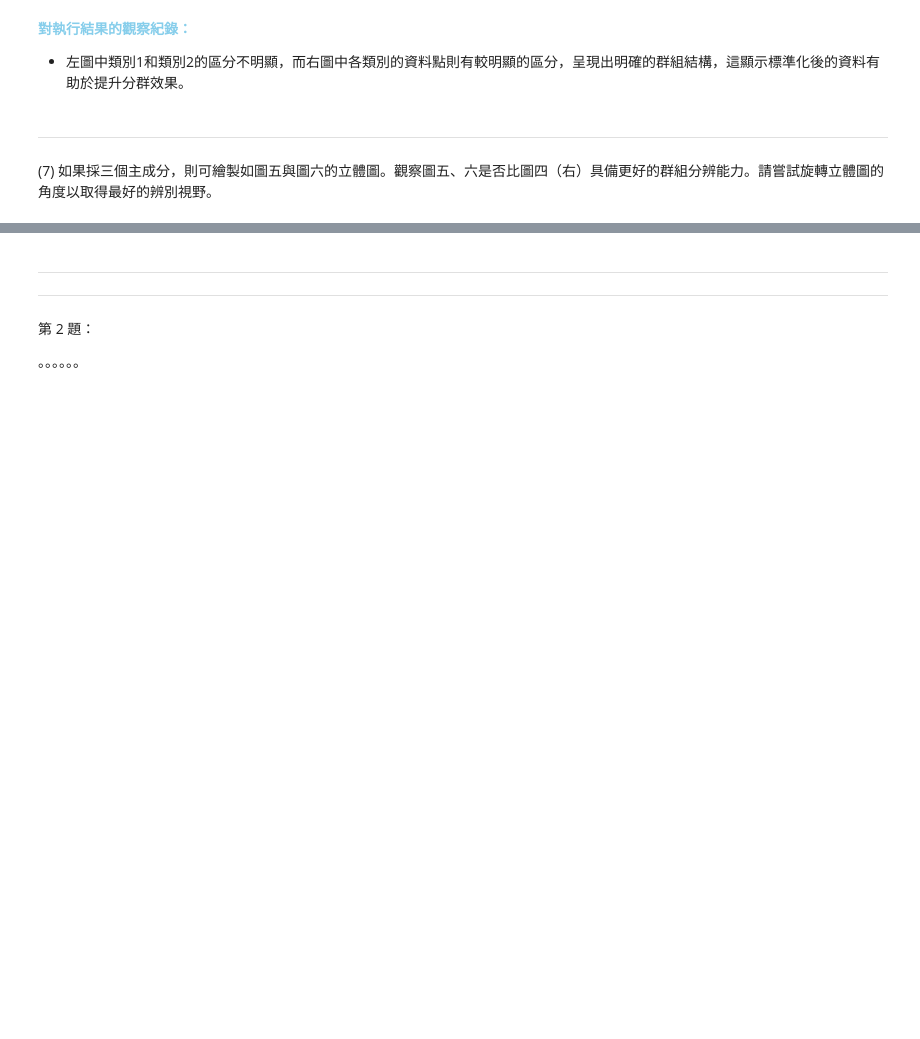
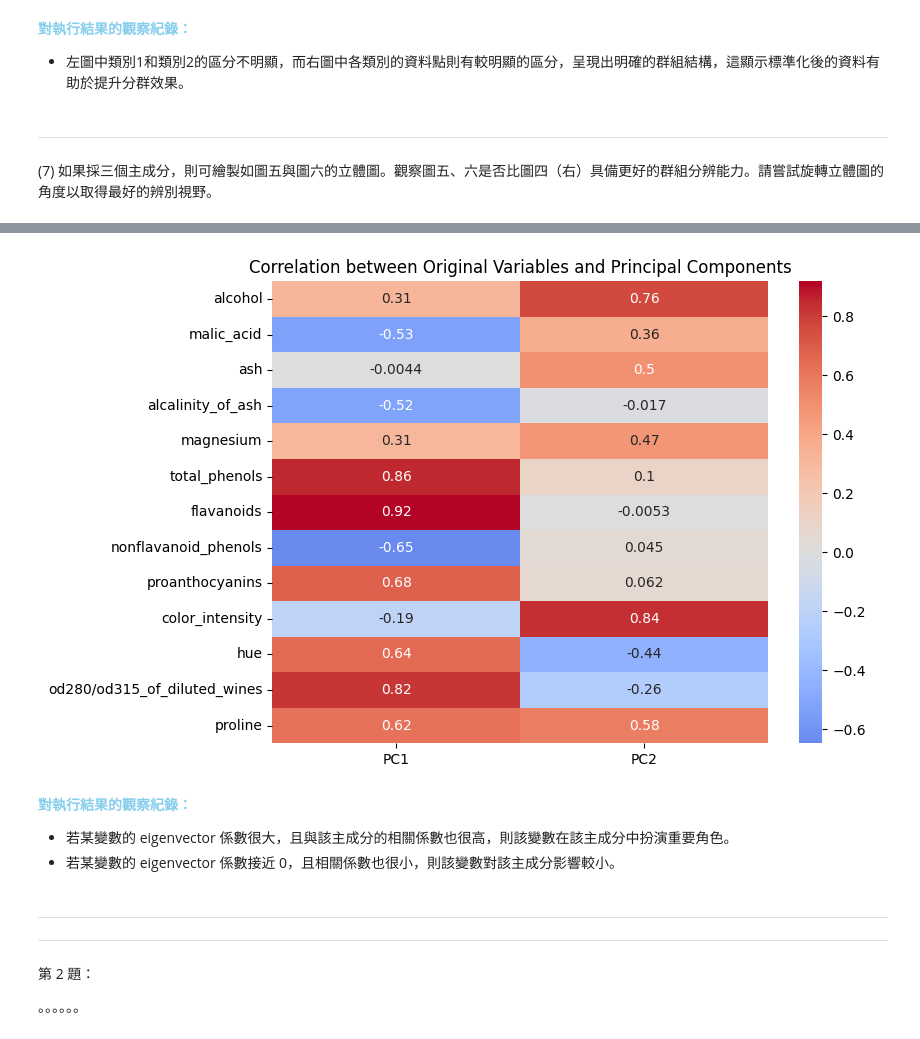
Before and after one commit to Hank8ntpu/InClassCoding, a Jupyter notebook: homework_demo.ipynb, the cells around one changed output, grey strips where cells are left out. Drawn from its saved outputs; the diff is of its cells as text; code cells hidden in the pictures; blank space fills up the shorter version.

```diff
--- a/homework_demo.ipynb
+++ b/homework_demo.ipynb
@@ -261,3 +324,23 @@ plt.show()
+# %%
+import numpy as np
+
+# 計算原變數與主成分的相關係數
+correlations = np.corrcoef(X_standardized.T, X_pca_standardized[:, :2].T)[:len(X.columns), len(X.columns):]
+
+# 轉為 DataFrame 方便視覺化
+correlation_df = pd.DataFrame(correlations, columns=['PC1', 'PC2'], index=X.columns)
+
+# 繪製熱圖
+plt.figure(figsize=(8, 6))
+sns.heatmap(correlation_df, annot=True, cmap='coolwarm', center=0)
+plt.title("Correlation between Original Variables and Principal Components")
+plt.show()
+# %% [output]
+[figure, added]
+# %% [markdown]
+**<font color=skyblue>對執行結果的觀察紀錄：</font>**
+- 若某變數的 eigenvector 係數很大，且與該主成分的相關係數也很高，則該變數在該主成分中扮演重要角色。
+- 若某變數的 eigenvector 係數接近 0，且相關係數也很小，則該變數對該主成分影響較小。
 # %% [markdown]
 <hr><hr>
 
```
Also changed, not shown: parts of 5 cells of this notebook.
